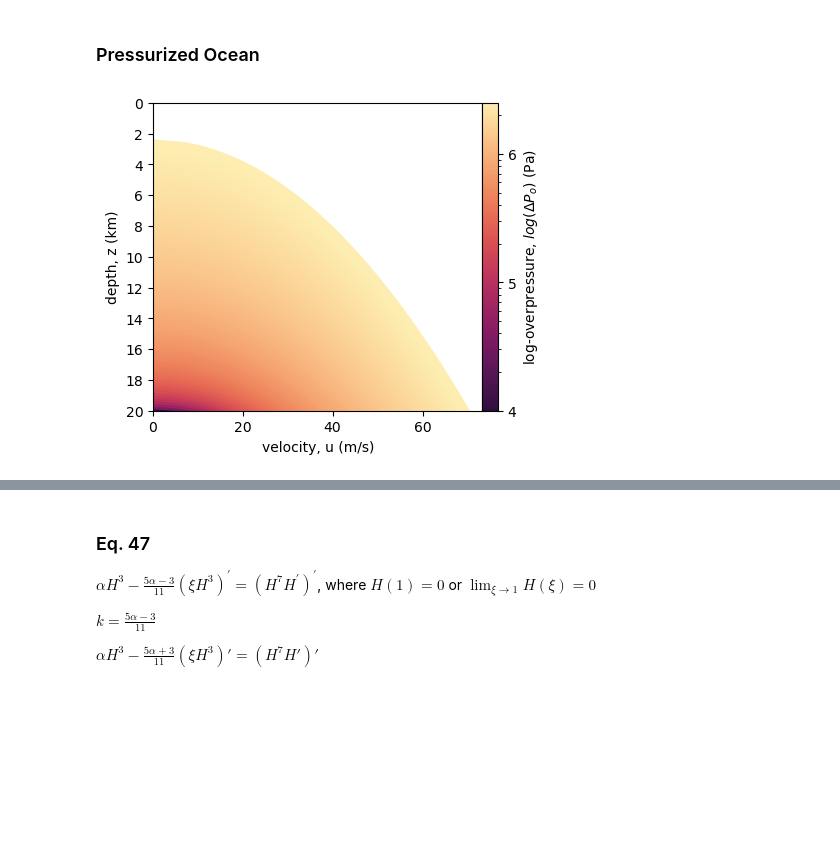
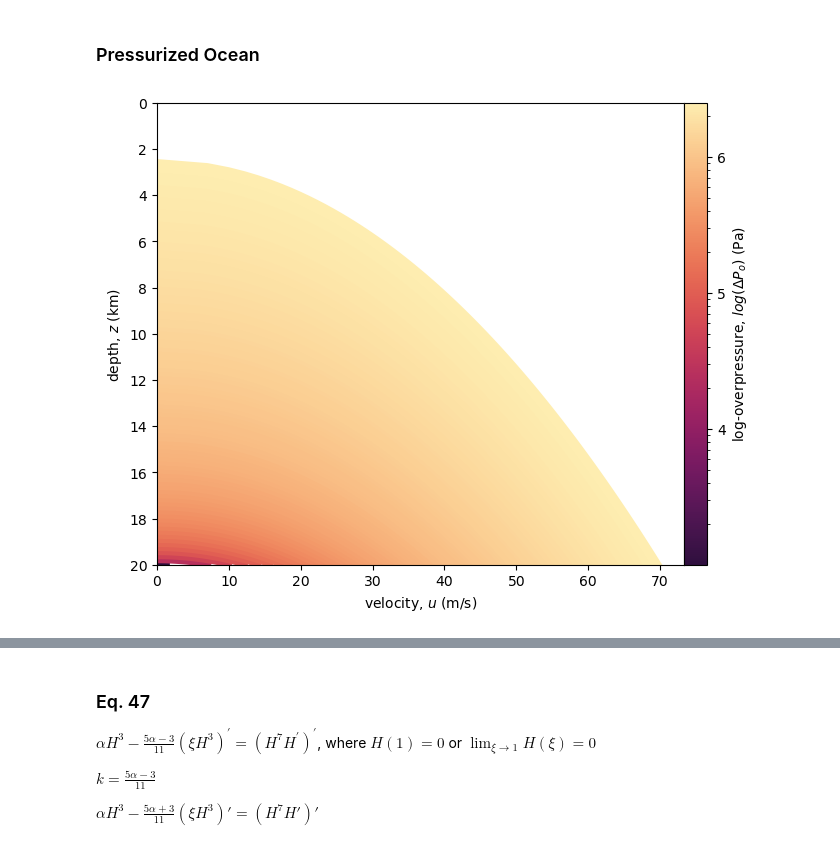
Before and after one commit to CottomR-et-al/Europa-ice-ocean-exchange, a Jupyter notebook: F25_Dikes_Europa.ipynb, the cells around one changed output, grey strips where cells are left out. Saved outputs shown, nothing was run; the diff lists cells and outputs as text; code cells hidden in the pictures; blank space fills up the shorter version.

```diff
--- a/F25_Dikes_Europa.ipynb
+++ b/F25_Dikes_Europa.ipynb
@@ -73,9 +73,9 @@ tend = 5e6*y2sec # end time (s)
 t = ((ymi/(2*λ))**2)/kappa # starting time (s)
 n = 0 # first iteration
 # %%
-DP = np.linspace(1e4, 2.5e6, 100) # change factors of overpressure
+DP = np.linspace(1e3, 2.5e6, 100) # change factors of overpressure
 max_depth = 20e3
-fig, ax1 = plt.subplots(figsize=(5,4))
+fig, ax1 = plt.subplots(figsize=(8,6))
 # fig, (ax1, ax2) = plt.subplots(1, 2, figsize=(16, 6))
 cmap = plt.get_cmap(cmo.matter_r)
 DP_norm = LogNorm(vmin=np.min(DP), vmax=np.max(DP))
@@ -103,36 +103,36 @@ for dp in DP:
     u[p == 0] = 0
     # q = u * w * LNB # for a dike of breath approximated by its height
     ax1.plot(u, z/1e3, color=cmap(DP_norm(dp)), linewidth=4)
     # ax1.plot(u, z_os/1e3, color='black', linewidth=4)
     velocities.append(u)
     os.append(overshoot)
     Ws.append(w)
     LNBs.append(LNB)
     # ax2.plot(w, z/1e3, q / 1e3, color= 'black')
 
 velocities = np.array(velocities)
 
-ax1.set_xlabel('velocity, u (m/s)')
-ax1.set_ylabel('depth, z (km)')
+ax1.set_xlabel('velocity, $u$ (m/s)')
+ax1.set_ylabel('depth, $z$ (km)')
 ax1.invert_yaxis()
 ax1.set_xlim(left=0)
 ax1.set_ylim(bottom=20, top=0)
 # ax1.set_yticks(np.arange(0, 20, 4))  # ticks at every km
 ax1.yaxis.set_major_locator(ticker.MaxNLocator(integer=True))
 # ax2.set_xlabel('width, w (m)')
 # ax2.set_ylabel('volumetric flux, Q (km$^3$/s)')
 # ax2.set_xlim(left=0)
 
 sm = plt.cm.ScalarMappable(cmap=cmap, norm=DP_norm)
 sm.set_array([])
 cbar = fig.colorbar(sm, ax=ax1, pad = 0)
 ticks = [1e4, 1e5, 1e6]
 tick_labels = [r'4', r'5', r'6']
 cbar.set_ticks(ticks)
 cbar.set_ticklabels(tick_labels)
 cbar.set_label('log-overpressure, $log(\Delta P_o)$ (Pa)')
 # %% [output]
-[figure, old version]
+[figure, new version]
 # %%
 # Reynolds number for different dike geometries and velocities
 # Re = ρuL/η
```
Also changed, not shown: parts of 10 cells of this notebook.
